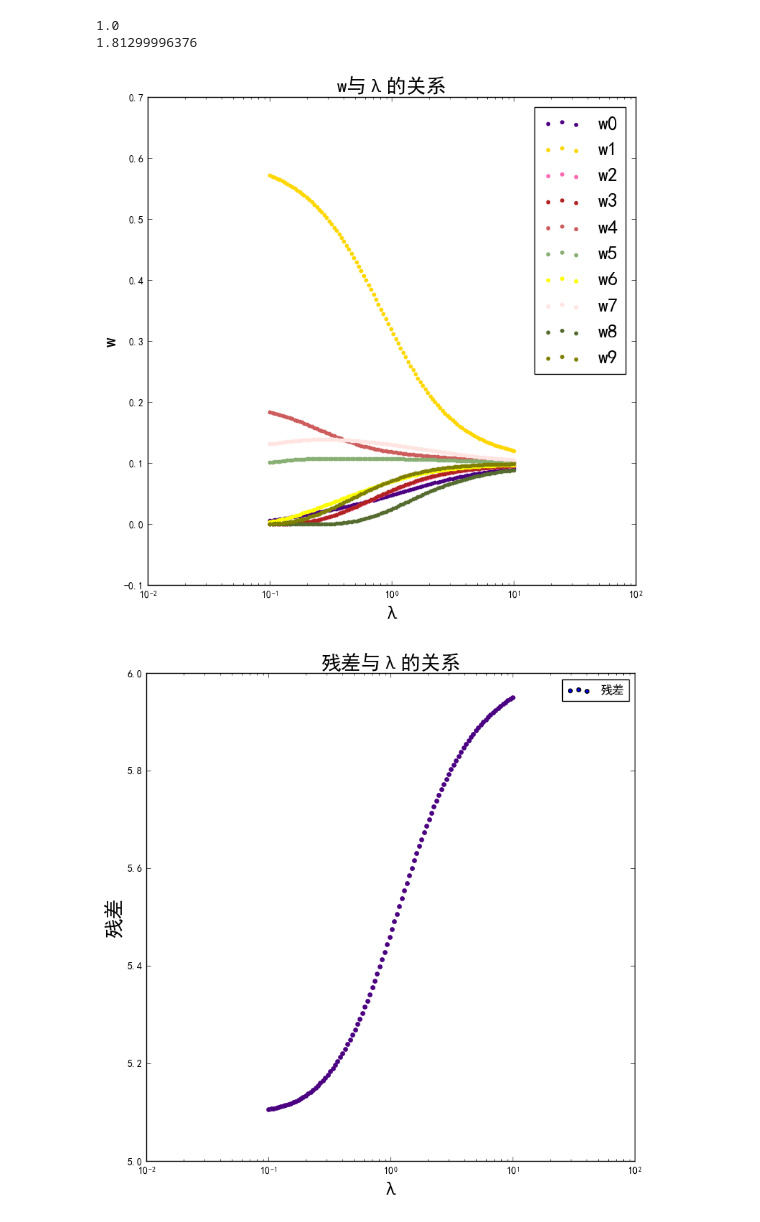
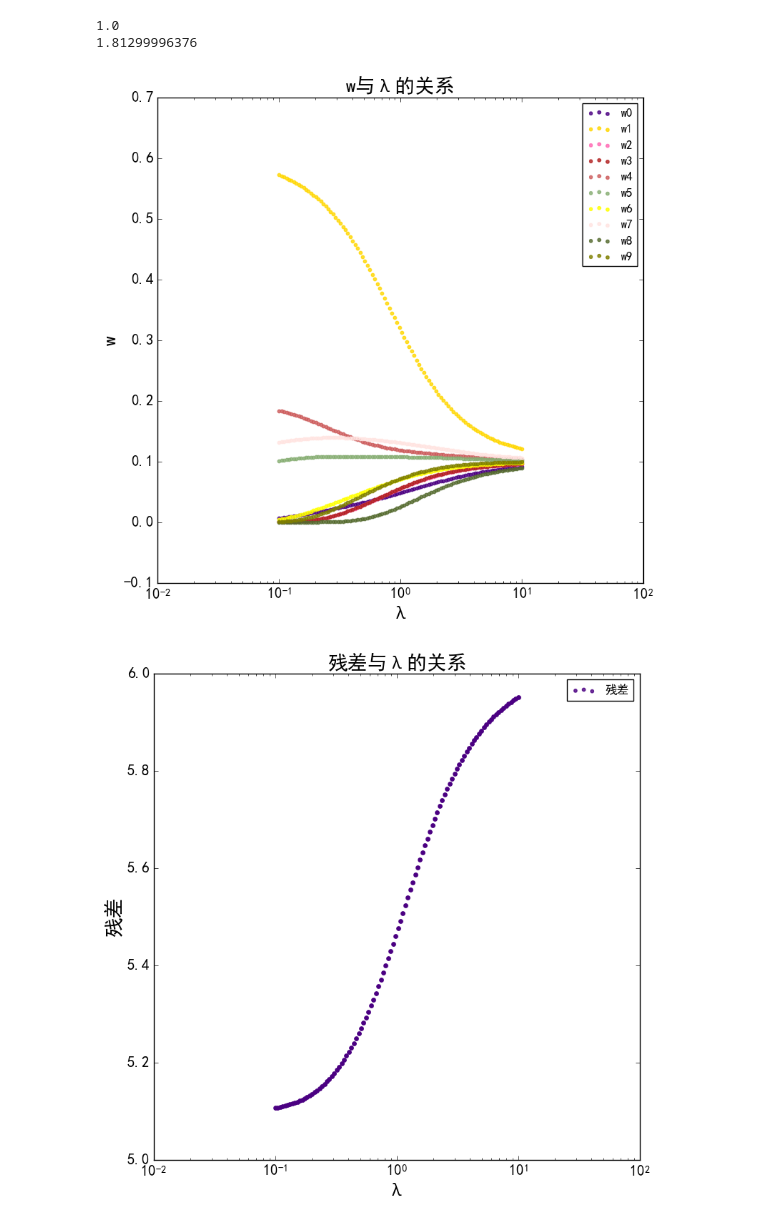
Before and after one commit to lioo717/paper, a Jupyter notebook: 实验/Untitled1.ipynb, the cells around one changed output. Drawn from its saved outputs; the diff is of its cells as text; code cells hidden in the pictures.

```diff
--- a/实验/Untitled1.ipynb
+++ b/实验/Untitled1.ipynb
@@ -24,6 +24,9 @@ matplotlib.rcParams['figure.subplot.bottom'] = 0.1
 matplotlib.rcParams['figure.subplot.top'] = 0.95
 matplotlib.rcParams['figure.subplot.right'] = 0.95
 matplotlib.rcParams['figure.subplot.left'] = 0.1
+matplotlib.rcParams['ytick.labelsize'] = 15
+matplotlib.rcParams['xtick.labelsize'] = 15
+
 # plt.rcParams['text.usetex']=True #用来正常显示负号
 matplotlib.rcParams['figure.figsize'] = (8,8)
 font = {'family' : 'SimHei',
@@ -94,24 +97,23 @@ s=[]
 # %%
 
 s=[]
 
 for i in range(0,10):
-    s.append(plt.scatter(_lambda,resultw[:,i],color=colors_[i],alpha=1,s=10))
+    s.append(plt.scatter(_lambda,resultw[:,i],color=colors_[i],alpha=0.8,s=10))
 # for temp in lines:
 #     plt.plot([temp-0.5,temp-0.5],[0,1])
 plt.xscale('log')
 # plt.yscale('log')
 plt.title(u"w与λ的关系")
 plt.xlabel(u"λ")
 plt.ylabel("w")
-
 # s.append(plt.scatter(_lambda,np.linalg.norm(np.tile(x.reshape(1,784),(100,1))-resultw.dot(P),axis=1),alpha=1,s=15))
 l=['w%d'%temp for temp in range(0,10)]
 # l.append(u"残差")
 plt.legend(s, l)
 plt.savefig(u"w与lambda的关系.png",dpi=500)
 # %% [output]
-[figure, old version]
+[figure, new version]
 # %%
 plt.xscale('log')
 # plt.yscale('log')
@@ -125,7 +127,7 @@ l.append(u"残差")
 plt.legend(s, l)
 plt.savefig(u"残差与lambda的关系.png",dpi=500)
 # %% [output]
-[figure, old version]
+[figure, new version]
 # %%
 np.linalg.norm(np.tile(x.reshape(1,784),(100,1))-resultw.dot(P),axis=1)
 # (resultw.dot(P)).shape
```
Also changed, not shown: 3 other files.
